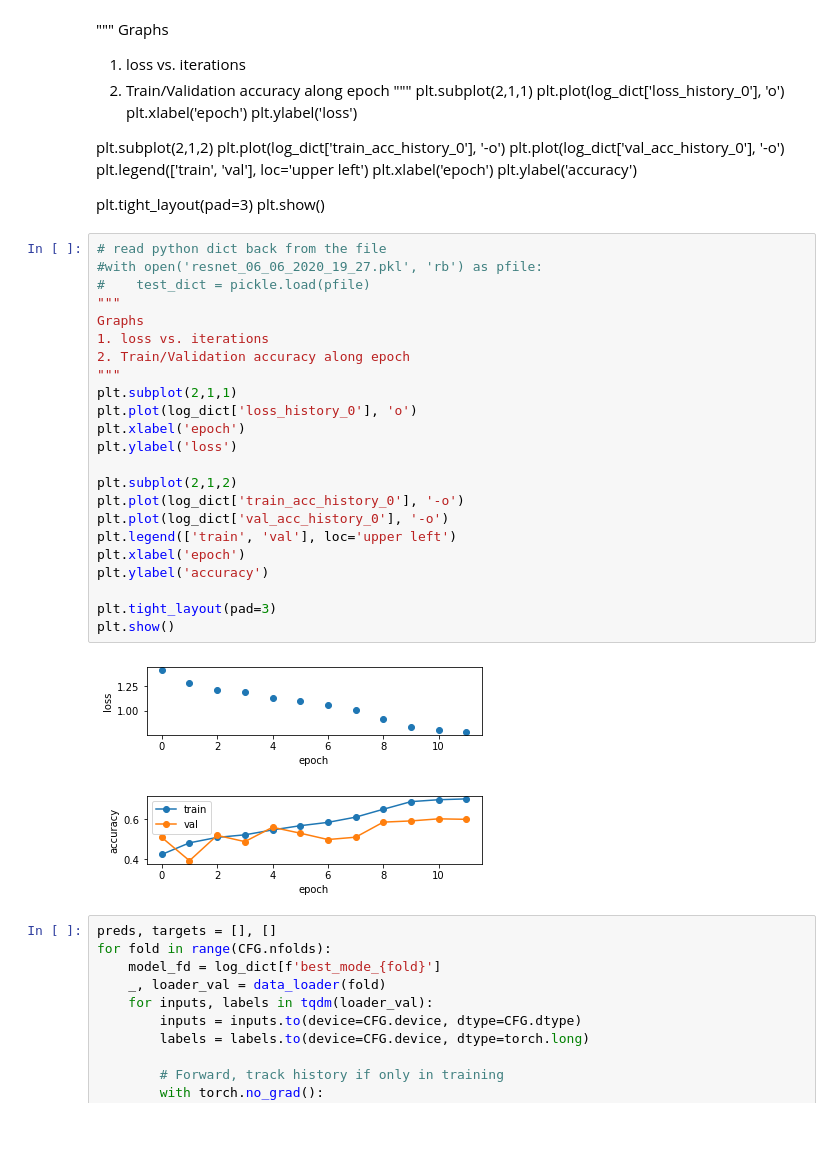
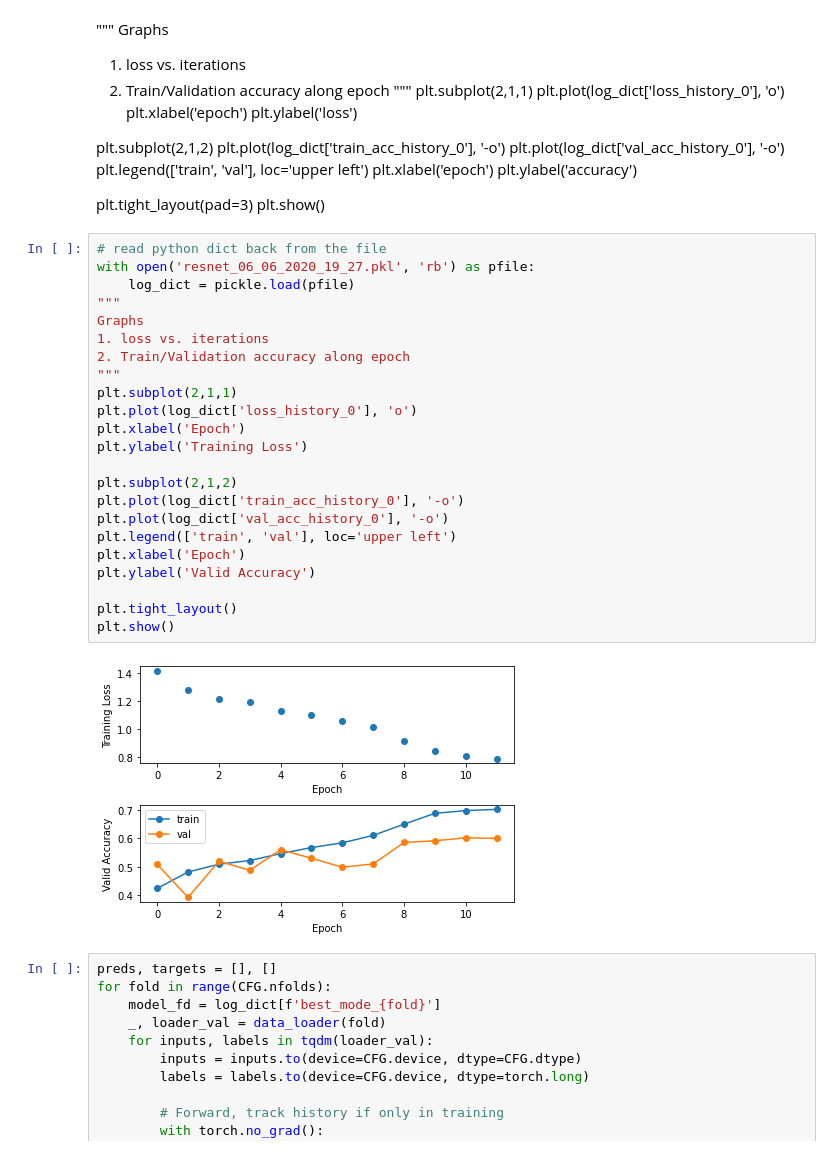
Before and after one commit to yh36/CS231nProstateCancer, a Jupyter notebook: PCa16TileSquareAug.ipynb, the cells around one changed output. Saved outputs shown, nothing was run; the diff lists cells and outputs as text; blank space fills up the shorter version.

Commit message:
Added the test results

```diff
--- a/PCa16TileSquareAug.ipynb
+++ b/PCa16TileSquareAug.ipynb
@@ -391,29 +403,29 @@ plt.tight_layout(pad=3)
 plt.show()
 # %%
 # read python dict back from the file
-#with open('resnet_06_06_2020_19_27.pkl', 'rb') as pfile:
-#    test_dict = pickle.load(pfile)
+with open('resnet_06_06_2020_19_27.pkl', 'rb') as pfile:
+    log_dict = pickle.load(pfile)
 """
 Graphs
 1. loss vs. iterations
 2. Train/Validation accuracy along epoch
 """
 plt.subplot(2,1,1)
 plt.plot(log_dict['loss_history_0'], 'o')
-plt.xlabel('epoch')
-plt.ylabel('loss')
+plt.xlabel('Epoch')
+plt.ylabel('Training Loss')
 
 plt.subplot(2,1,2)
 plt.plot(log_dict['train_acc_history_0'], '-o')
 plt.plot(log_dict['val_acc_history_0'], '-o')
 plt.legend(['train', 'val'], loc='upper left')
-plt.xlabel('epoch')
-plt.ylabel('accuracy')
+plt.xlabel('Epoch')
+plt.ylabel('Valid Accuracy')
 
-plt.tight_layout(pad=3)
+plt.tight_layout()
 plt.show()
 # %% [output]
-[figure, old version]
+[figure, new version]
 # %%
 preds, targets = [], []
 for fold in range(CFG.nfolds):
```
Also changed, not shown: parts of 12 cells of this notebook.
